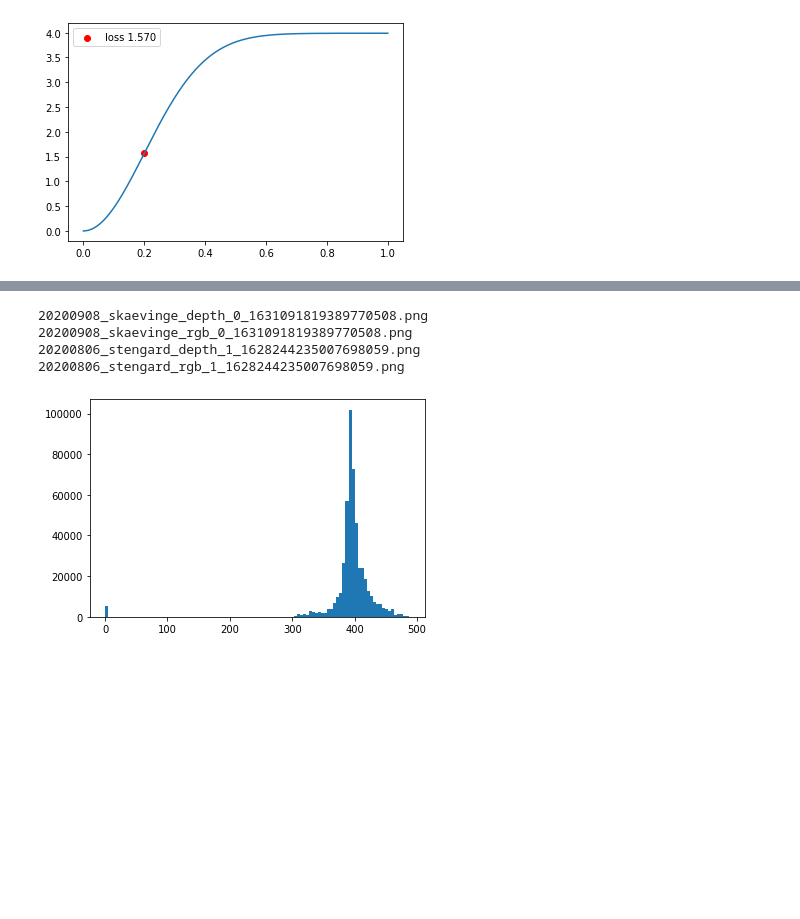
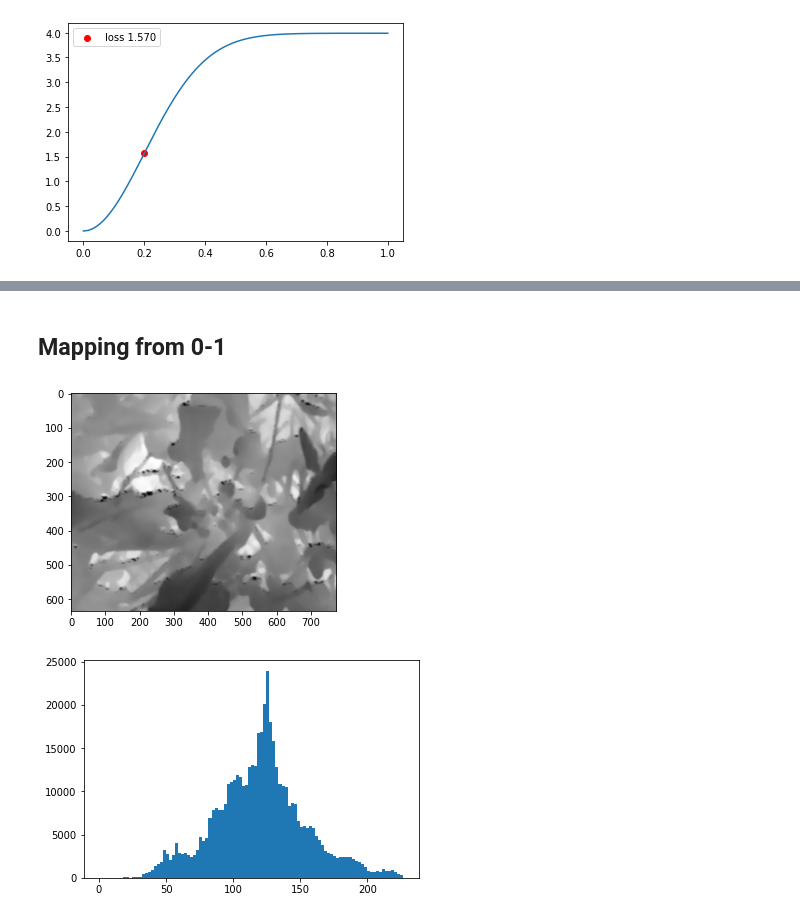
Before and after one commit to ponderbb/GALIROOT, a Jupyter notebook: src/sandbox.ipynb, the cells around one changed output, grey strips where cells are left out. Saved outputs shown, nothing was run; the diff lists cells and outputs as text; code cells hidden in the pictures; blank space fills up the shorter version.

Commit message:
depth added, normalization might be wrong

```diff
--- a/src/sandbox.ipynb
+++ b/src/sandbox.ipynb
@@ -85,29 +74,3 @@ train_out = "/home/bbejczy/repos/GALIROOT/data/l515_lab_1410/depth/"
 # %%
 train_path_d,train_name_d = utils.list_files("/zhome/3b/d/154066/repos/GALIROOT/data/l515_lab_1410/depth", ".png")
 _,test_name_d = utils.list_files("/zhome/3b/d/154066/repos/GALIROOT/data/l515_lab_1410_test/depth", ".png")
-# %%
-i = np.random.randint(0,20)
-i2 = np.random.randint(0,111)
-
-print(test_name_d[i])
-print(test_name[i])
-print(train_name_d[i2])
-print(train_name[i2])
-# %% [output]
-20200908_skaevinge_depth_0_1631091819389770508.png
-20200908_skaevinge_rgb_0_1631091819389770508.png
-20200806_stengard_depth_1_1628244235007698059.png
-20200806_stengard_rgb_1_1628244235007698059.png
-# %%
-image = cv2.imread(train_path_d[0], cv2.IMREAD_UNCHANGED )
-transform = A.Compose([A.Crop(x_min=345,y_min=365,x_max=1120,y_max=1000)])
-image = transform(image=image)
-image = image['image']
-non_zero_image = image[image!=0]
-# cv_image_norm = cv2.normalize(non_zero_image, non_zero_image, 0, 1, cv2.NORM_MINMAX)
-# print(non_zero_image.min())
-plt.hist(image.ravel(),bins=100);
-
-plt.show()
-# %% [output]
-[figure, removed]
@@ -149,22 +77,19 @@ cv2.destroyAllWindows()
+# %% [markdown]
+## Mapping from 0-1
 # %%
-image_pil = np.asarray(Image.open(train_path_d[1]))
+image_pil = np.asarray(Image.open(train_path_d[10]))
 
-transform = A.Compose([A.Crop(x_min=345,y_min=365,x_max=1120,y_max=1000),A.Normalize(mean = [441.6681], std = [37.0956])])
+transform = A.Compose([A.Crop(x_min=345,y_min=365,x_max=1120,y_max=1000)]) #, A.Normalize(mean = [183.2875], std = [28.2858])]
 
-# non_zero_image = image_pil[image_pil!=0]
-# print(non_zero_image)
-# plt.figure(1)
-# plt.hist(non_zero_image.ravel(),bins=100);
-# plt.show()
-image = transform(image=image_pil)
-image = image['image']
-
-# cv2.imshow("image",image)
-# cv2.waitKey(0)
-# cv2.destroyAllWindows()
-# cv_image_norm = cv2.normalize(non_zero_image, non_zero_image, 0, 1, cv2.NORM_MINMAX)
-# print(non_zero_image.min())
+img = ((image_pil-300)*255)/((500-300)) # subtracting lower bound, dividing by "new" upper bound"
+img = img.clip(min=0, max=255) # clipping extra values, as we do not use absolute upper and lower bound
+transformed = transform(image =img)
+plt.imshow(transformed['image'], cmap='gray')
+plt.show()
 plt.figure(2)
-plt.hist(image.ravel(),bins=100);
+plt.hist(transformed['image'].ravel(),bins=100);
 
 plt.show();
+# %% [output]
+[figure, added]
+[figure, added]
```
Also changed, not shown: parts of 9 cells of this notebook, 19 other files.
